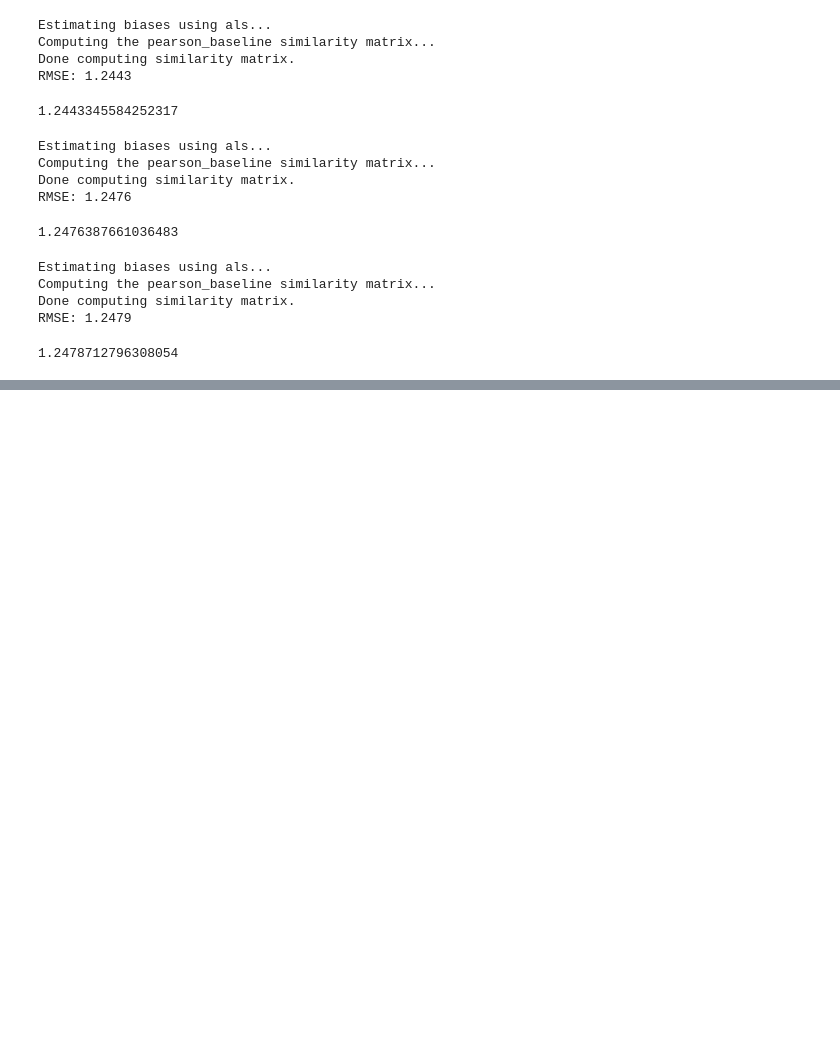
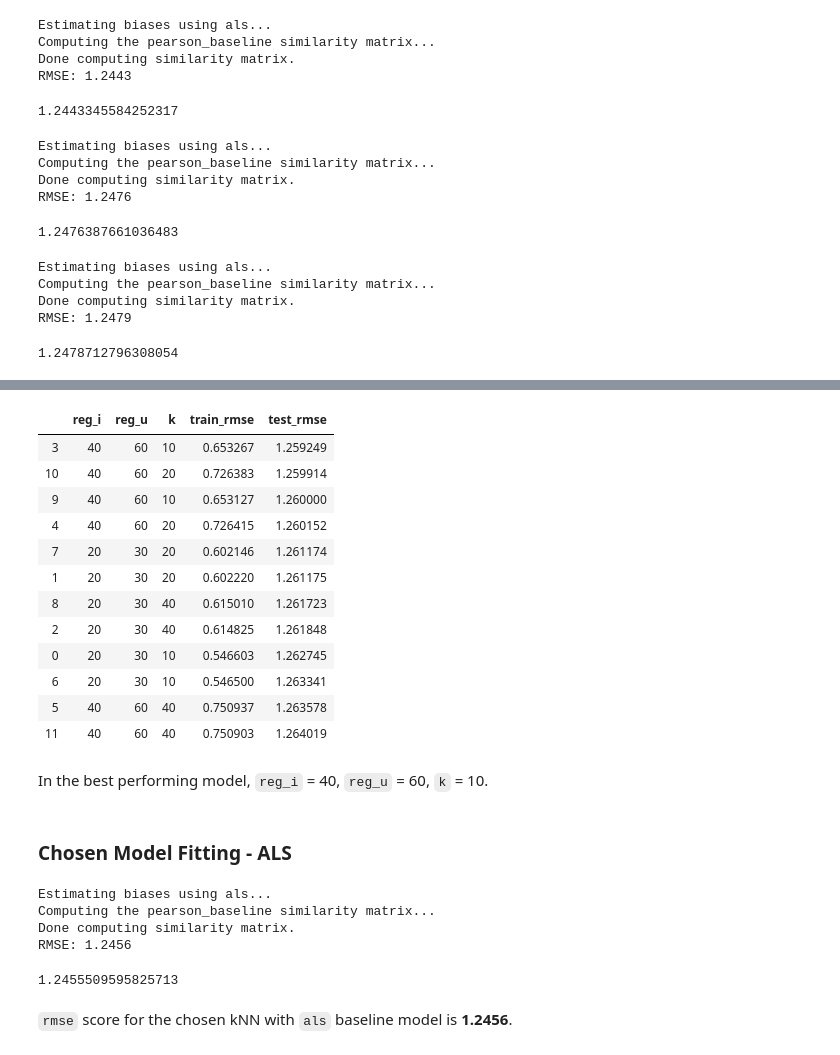
Before and after one commit to MatePocs/boardgame_recommendation, a Jupyter notebook: 02_modelling_neighbours.ipynb, the cells around one changed output, grey strips where cells are left out. Cells and saved outputs as stored; diff of their text form; code cells hidden in the pictures; blank space fills up the shorter version.

```diff
--- a/02_modelling_neighbours.ipynb
+++ b/02_modelling_neighbours.ipynb
@@ -540,0 +513,22 @@ Done computing similarity matrix.
+# %%
+df = pd.read_csv('./results/kNN_baseline_als_scores.csv')
+df.sort_values(by = 'test_rmse', inplace = True)
+df
+# %% [output]
+|  | reg_i | reg_u | k | train_rmse | test_rmse |
+| 3 | 40 | 60 | 10 | 0.653267 | 1.259249 |
+| 10 | 40 | 60 | 20 | 0.726383 | 1.259914 |
+| 9 | 40 | 60 | 10 | 0.653127 | 1.260000 |
+| 4 | 40 | 60 | 20 | 0.726415 | 1.260152 |
+| 7 | 20 | 30 | 20 | 0.602146 | 1.261174 |
+| 1 | 20 | 30 | 20 | 0.602220 | 1.261175 |
+| 8 | 20 | 30 | 40 | 0.615010 | 1.261723 |
+| 2 | 20 | 30 | 40 | 0.614825 | 1.261848 |
+| 0 | 20 | 30 | 10 | 0.546603 | 1.262745 |
+| 6 | 20 | 30 | 10 | 0.546500 | 1.263341 |
+| 5 | 40 | 60 | 40 | 0.750937 | 1.263578 |
+| 11 | 40 | 60 | 40 | 0.750903 | 1.264019 |
+# %% [markdown]
+In the best performing model, `reg_i` = 40, `reg_u` = 60, `k` = 10.
+# %% [markdown]
+### Chosen Model Fitting - ALS
@@ -540,0 +539,18 @@ Done computing similarity matrix.
+# %%
+chosen_knn_baseline_als = KNNBaseline(
+    k = chosen_k_als,
+    sim_options = sim_pearson_baseline,
+    bsl_options = {
+        'method':'als', 'reg_i':chosen_reg_i_als, 'reg_u': chosen_reg_u_als }
+    )
+chosen_knn_baseline_als.fit(trainset)
+predictions = chosen_knn_baseline_als.test(testset)
+accuracy.rmse(predictions)
+# %% [output]
+Estimating biases using als...
+Computing the pearson_baseline similarity matrix...
+Done computing similarity matrix.
+RMSE: 1.2456
+1.2455509595825713
+# %% [markdown]
+`rmse` score for the chosen kNN with `als` baseline model is __1.2456__.
```
Also changed, not shown: parts of 46 cells of this notebook, 6 other files.
